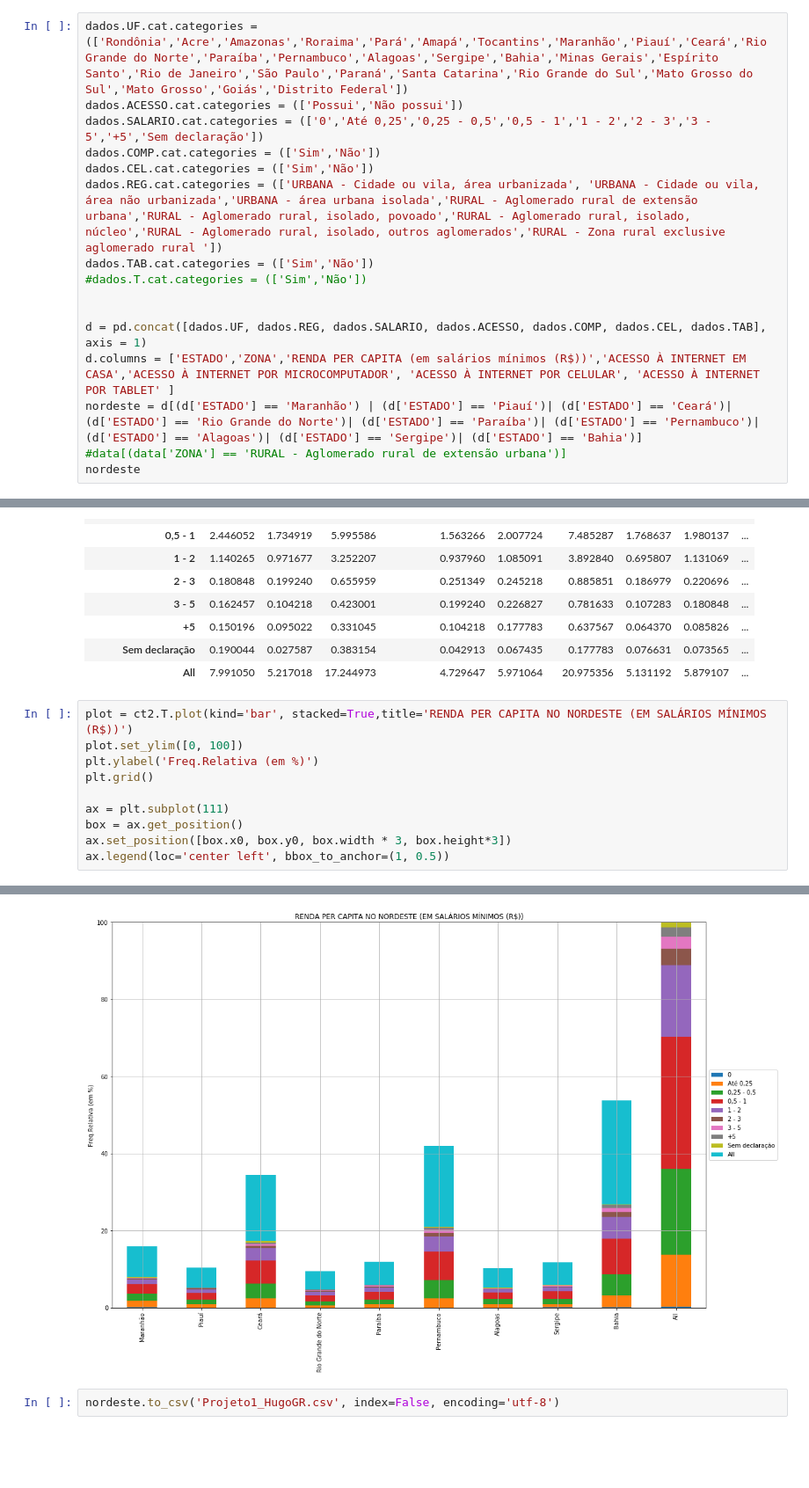
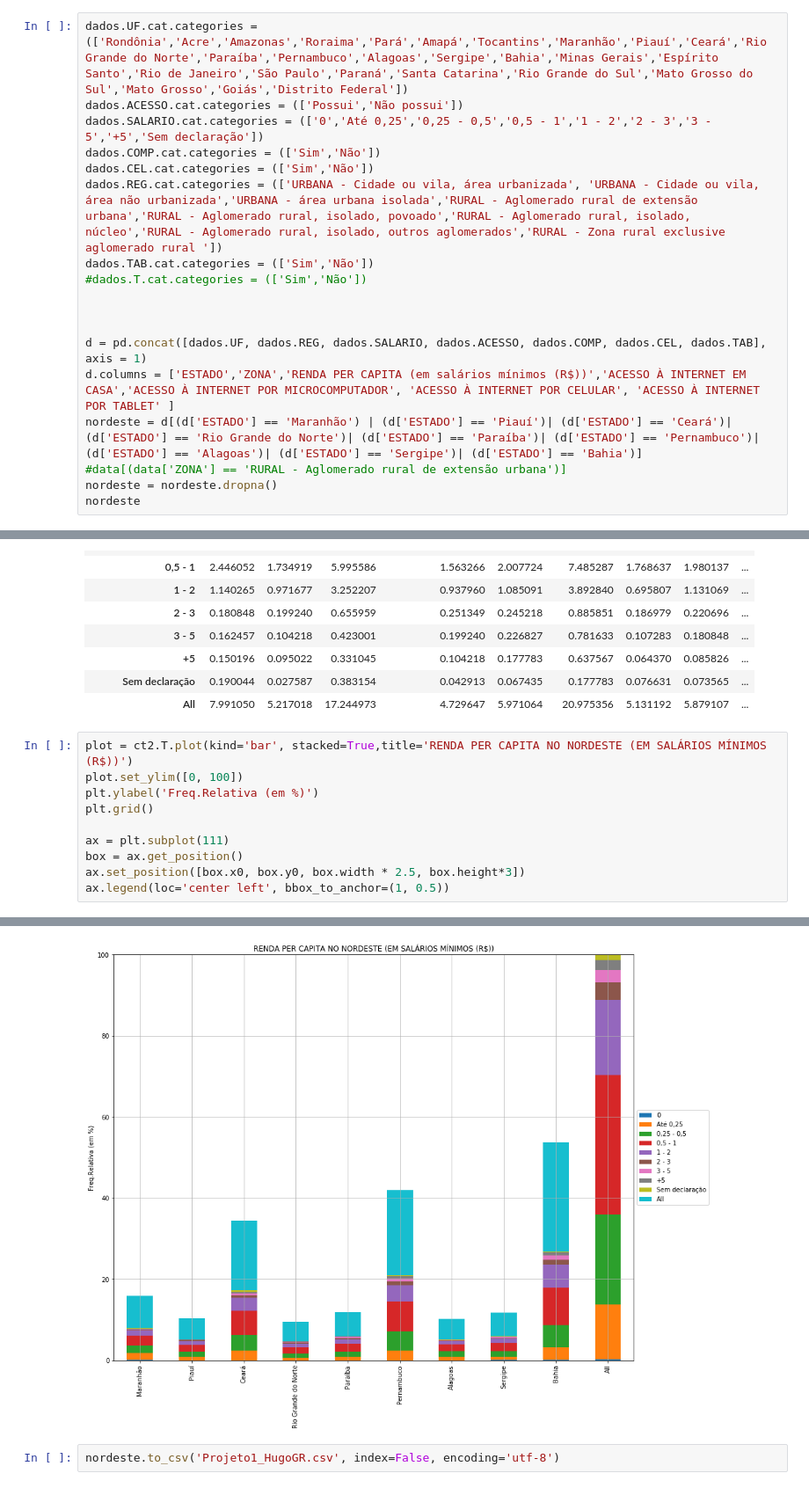
Before and after one commit to hugogr99/CIENCIA-DOS-DADOS, a Jupyter notebook: Projeto 1.ipynb, the cells around one changed output, grey strips where cells are left out. Shown at 88% size. Cells and saved outputs as stored; diff of their text form; blank space fills up the shorter version.

```diff
--- a/Projeto 1.ipynb
+++ b/Projeto 1.ipynb
@@ -38,10 +38,12 @@ dados.TAB.cat.categories = (['Sim','Não'])
 #dados.T.cat.categories = (['Sim','Não'])
 
 
+
 d = pd.concat([dados.UF, dados.REG, dados.SALARIO, dados.ACESSO, dados.COMP, dados.CEL, dados.TAB], axis = 1)
 d.columns = ['ESTADO','ZONA','RENDA PER CAPITA (em salários mínimos (R$))','ACESSO À INTERNET EM CASA','ACESSO À INTERNET POR MICROCOMPUTADOR', 'ACESSO À INTERNET POR CELULAR', 'ACESSO À INTERNET POR TABLET' ]
 nordeste = d[(d['ESTADO'] == 'Maranhão') | (d['ESTADO'] == 'Piauí')| (d['ESTADO'] == 'Ceará')| (d['ESTADO'] == 'Rio Grande do Norte')| (d['ESTADO'] == 'Paraíba')| (d['ESTADO'] == 'Pernambuco')| (d['ESTADO'] == 'Alagoas')| (d['ESTADO'] == 'Sergipe')| (d['ESTADO'] == 'Bahia')]
 #data[(data['ZONA'] == 'RURAL - Aglomerado rural de extensão urbana')]
+nordeste = nordeste.dropna()
 nordeste
 # %% [output]
 |  | ESTADO | ZONA | RENDA PER CAPITA (em salários mín... | ACESSO À INTERNET EM CASA | ACESSO À INTERNET POR MICROCOMPUT... | ... |
@@ -155,15 +157,15 @@ ct2
 # %%
 plot = ct2.T.plot(kind='bar', stacked=True,title='RENDA PER CAPITA NO NORDESTE (EM SALÁRIOS MÍNIMOS (R$))')
 plot.set_ylim([0, 100])
 plt.ylabel('Freq.Relativa (em %)')
 plt.grid()
 
 ax = plt.subplot(111)
 box = ax.get_position()
-ax.set_position([box.x0, box.y0, box.width * 3, box.height*3])
+ax.set_position([box.x0, box.y0, box.width * 2.5, box.height*3])
 ax.legend(loc='center left', bbox_to_anchor=(1, 0.5))
 # %% [output]
 <matplotlib.legend.Legend at 0x...>
-[figure, old version]
+[figure, new version]
 # %%
 nordeste.to_csv('Projeto1_HugoGR.csv', index=False, encoding='utf-8')
```
Also changed, not shown: parts of 1 cell of this notebook.
